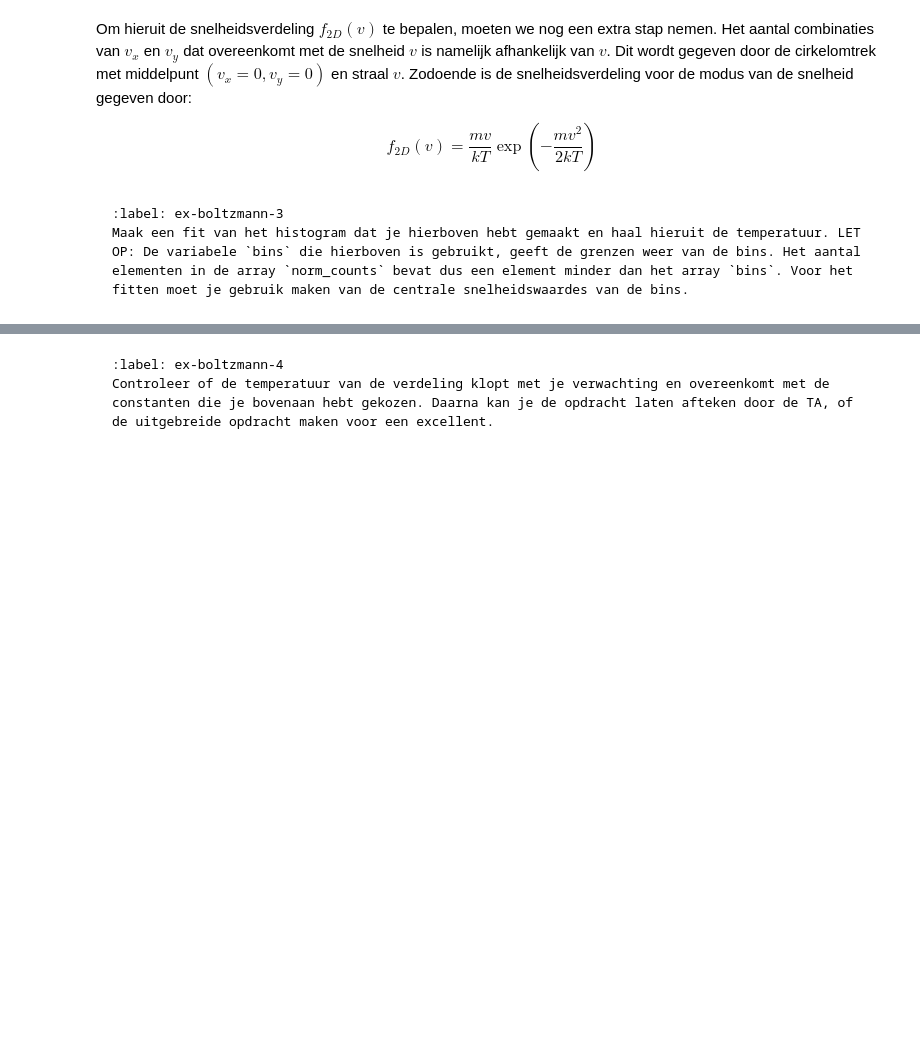
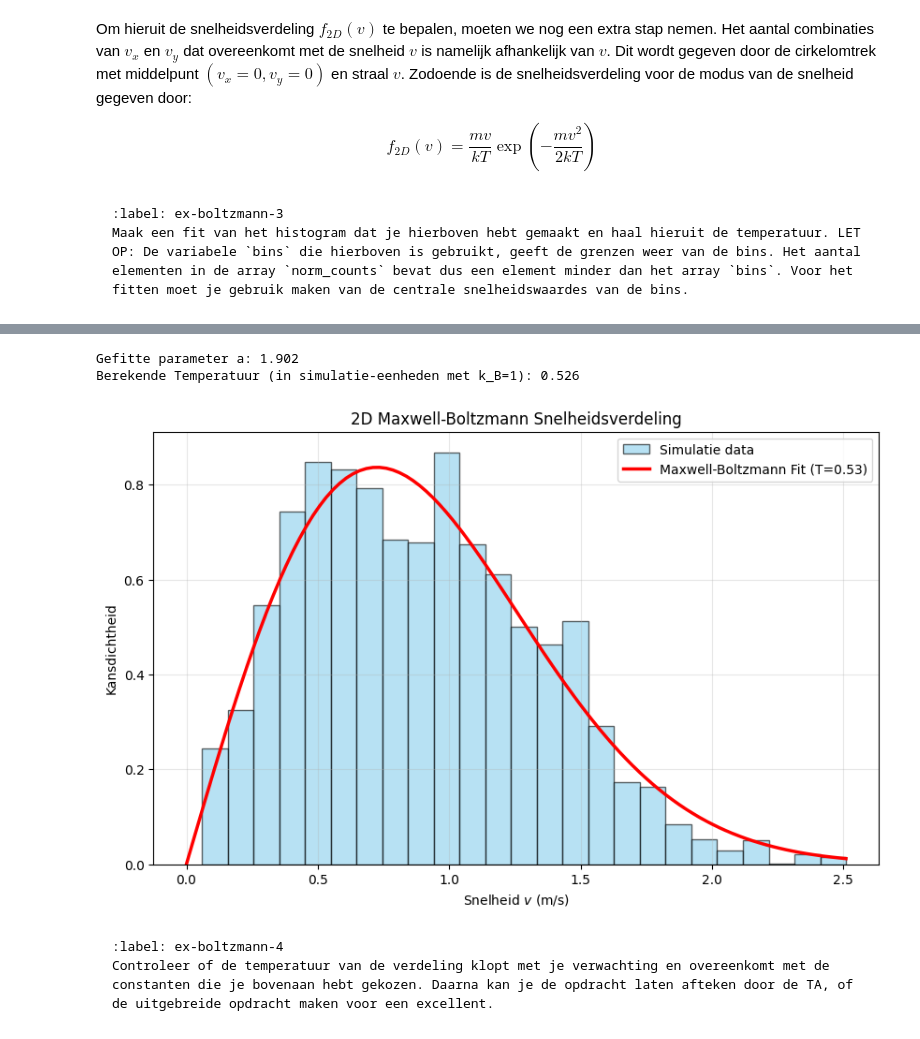
Before and after one commit to ChrisPfeifferTU/49, a Jupyter notebook: Content/PySim/6_boltzmann.ipynb, the cells around one changed output, grey strips where cells are left out. Cells and saved outputs as stored; diff of their text form; code cells hidden in the pictures; blank space fills up the shorter version.

Commit message:
Verbetering boltzmann

````diff
--- a/Content/PySim/6_boltzmann.ipynb
+++ b/Content/PySim/6_boltzmann.ipynb
@@ -477,3 +405,65 @@ De gefitte temperatuur (T) is: 4.04e+22 K
+# %%
+particles = []
+create_particles(particles)
+
+all_speeds = []
+
+# Parameters
+total_simulation_steps = 3000
+equilibration_steps = 500
+sample_interval = 20
+
+# Loop
+for step in range(total_simulation_steps):
+    take_time_step(particles)
+
+    if step > equilibration_steps and step % sample_interval == 0:
+
+        current_speeds = [np.linalg.norm(p.v) for p in particles]
+        all_speeds.extend(current_speeds)
+
+# Histogram maken
+counts, bin_edges = np.histogram(all_speeds, bins=25, density=True)
+bin_centers = (bin_edges[:-1] + bin_edges[1:]) / 2
+
+# De fit functie
+def mb_2d_dist(v, a):
+    return a * v * np.exp(-a * v**2 / 2)
+
+# Fitten
+popt, pcov = curve_fit(mb_2d_dist, bin_centers, counts, p0=[1.0])
+a_fit = popt[0]
+
+# Temperatuur berekenen
+m_particle = 1.0
+T_calculated = m_particle / a_fit
+
+print(f"Gefitte parameter a: {a_fit:.3f}")
+print(f"Berekende Temperatuur (in simulatie-eenheden met k_B=1): {T_calculated:.3f}")
+
+# Lijn plot
+v_axis = np.linspace(0, max(all_speeds), 100)
+fit_curve = mb_2d_dist(v_axis, a_fit)
+
+# Plotten
+plt.figure(figsize=(10, 6))
+
+# Histogram van de data
+plt.hist(all_speeds, bins=25, density=True, alpha=0.6, color='skyblue', label='Simulatie data', edgecolor='black')
+
+# De fit lijn
+plt.plot(v_axis, fit_curve, 'r-', linewidth=2.5, label=f'Maxwell-Boltzmann Fit (T={T_calculated:.2f})')
+
+plt.title('2D Maxwell-Boltzmann Snelheidsverdeling')
+plt.xlabel('Snelheid $v$ (m/s)')
+plt.ylabel('Kansdichtheid')
+plt.legend()
+plt.grid(True, alpha=0.3)
+plt.show()
+# %% [output]
+Gefitte parameter a: 1.902
+Berekende Temperatuur (in simulatie-eenheden met k_B=1): 0.526
+[figure, added]
 # %% [markdown]
 ```{exercise}
 :label: ex-boltzmann-4
````
Also changed, not shown: parts of 8 cells of this notebook.
